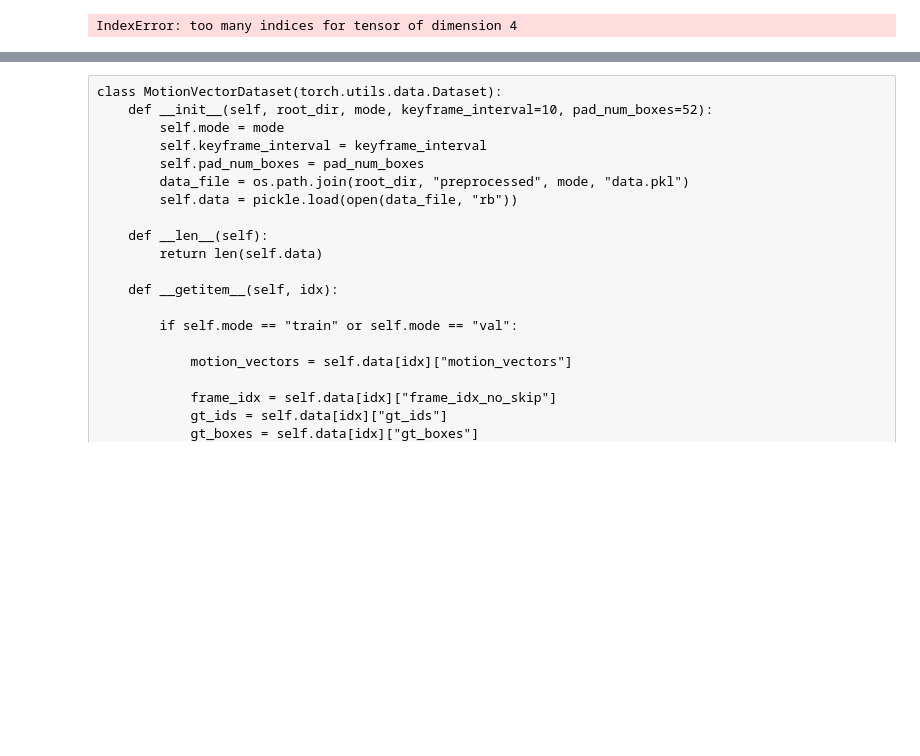
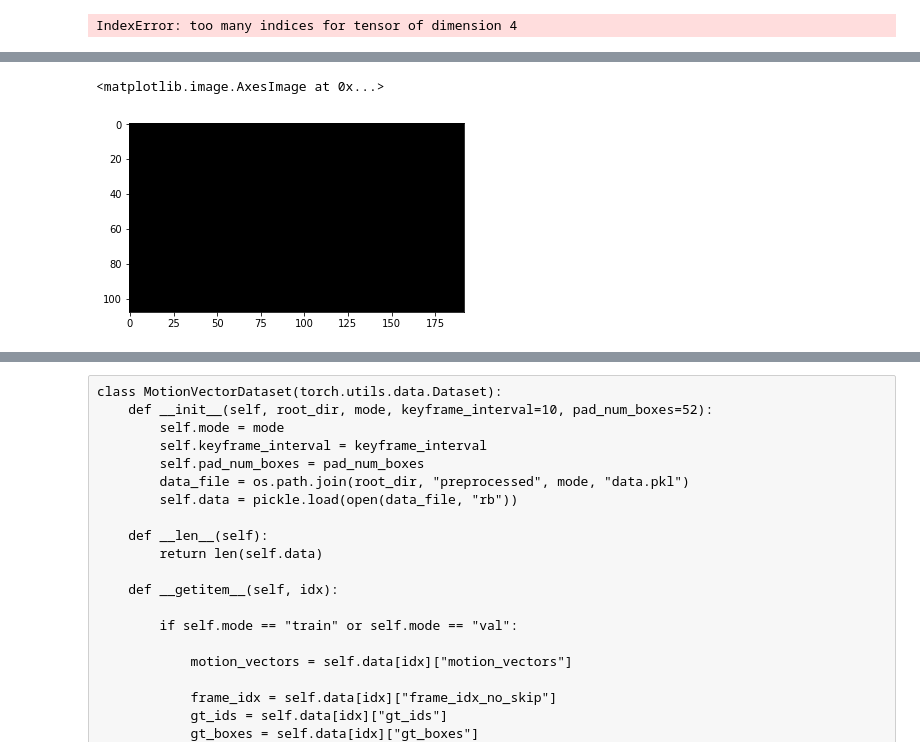
Before and after one commit to lukasbommes-unfinished-projects/mv-tracker-broken, a Jupyter notebook: deep_tracker/propagation_network.ipynb, the cells around one changed output, grey strips where cells are left out. Drawn from its saved outputs; the diff is of its cells as text; code cells hidden in the pictures; blank space fills up the shorter version.

```diff
--- a/deep_tracker/propagation_network.ipynb
+++ b/deep_tracker/propagation_network.ipynb
@@ -263,0 +294,15 @@ IndexError: too many indices for tensor of dimension 4
+# %%
+image = np.zeros((108, 192, 3))
+
+def color_macroblock(image, x=0, y=0, value=127):
+    tlx = np.arange(16*x, 16*(x+1))
+    tly = np.arange(16*y, 16*(y+1))
+    xs, ys = np.meshgrid(tlx, tly)
+    #image[ys, xs, :] = 127
+    return image, xs, ys
+
+image, xs, ys = color_macroblock(image, x=11, y=6)
+plt.imshow(image)
+# %% [output]
+<matplotlib.image.AxesImage at 0x...>
+[figure, added]
```
Also changed, not shown: parts of 5 cells of this notebook, 8 other files.
